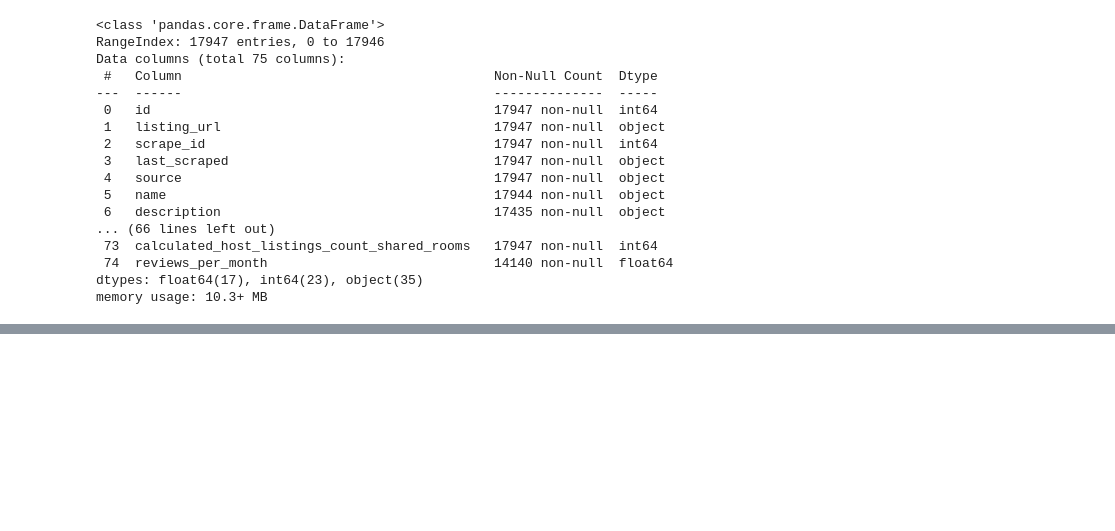
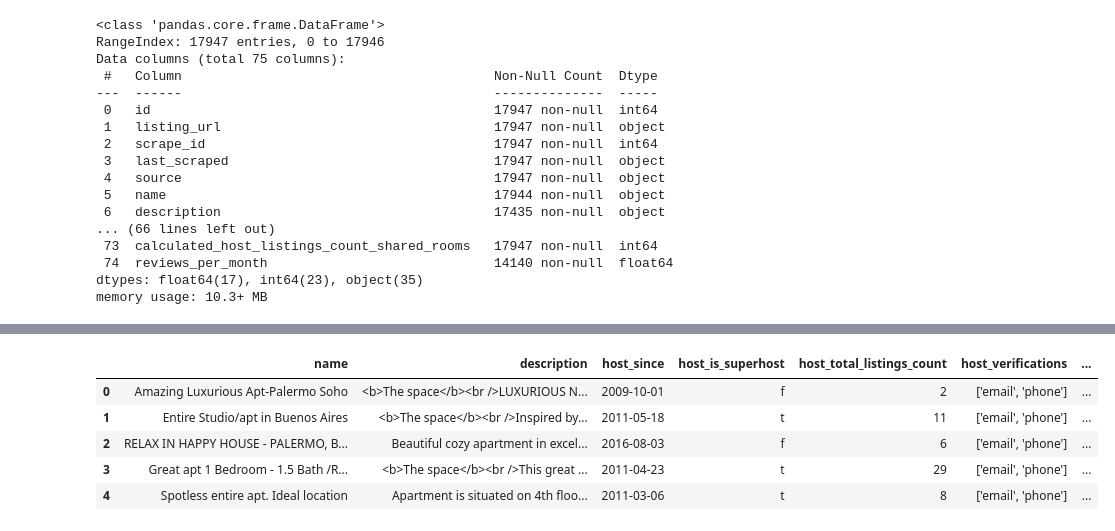
Before and after one commit to casagrandeale/TPDigitalHouse, a Jupyter notebook: TPFinal/Limpieza y exploración Dataset.ipynb, the cells around one changed output, grey strips where cells are left out. Cells and saved outputs as stored; diff of their text form; code cells hidden in the pictures; blank space fills up the shorter version.

```diff
--- a/TPFinal/Limpieza y exploración Dataset.ipynb
+++ b/TPFinal/Limpieza y exploración Dataset.ipynb
@@ -6,6 +8,7 @@ import pandas as pd
 # %%
 #Cargamos los datos y vemos los primeros registros
 data = pd.read_csv('data/listings.csv')
+pd.set_option('display.max_columns', None)
 data.head(5)
 # %% [output]
 |  | id | listing_url | scrape_id | last_scraped | source | name | description | neighborhood_overview | ... |
@@ -48,0 +86,9 @@ https://docs.google.com/spreadsheets/d/1iWCNJcSutYqpULSQHlNyGInUvHg2BoUGoNRIGa6S
+# %%
+data.head(5)
+# %% [output]
+|  | name | description | host_since | host_is_superhost | host_total_listings_count | host_verifications | ... |
+| 0 | Amazing Luxurious Apt-Palermo Soho | <b>The space</b><br />LUXURIOUS N... | 2009-10-01 | f | 2 | ['email', 'phone'] | ... |
+| 1 | Entire Studio/apt in Buenos Aires | <b>The space</b><br />Inspired by... | 2011-05-18 | t | 11 | ['email', 'phone'] | ... |
+| 2 | RELAX IN HAPPY HOUSE - PALERMO, B... | Beautiful cozy apartment in excel... | 2016-08-03 | f | 6 | ['email', 'phone'] | ... |
+| 3 | Great apt 1 Bedroom - 1.5 Bath /R... | <b>The space</b><br />This great ... | 2011-04-23 | t | 29 | ['email', 'phone'] | ... |
+| 4 | Spotless entire apt. Ideal location | Apartment is situated on 4th floo... | 2011-03-06 | t | 8 | ['email', 'phone'] | ... |
```
Also changed, not shown: parts of 15 cells of this notebook.
